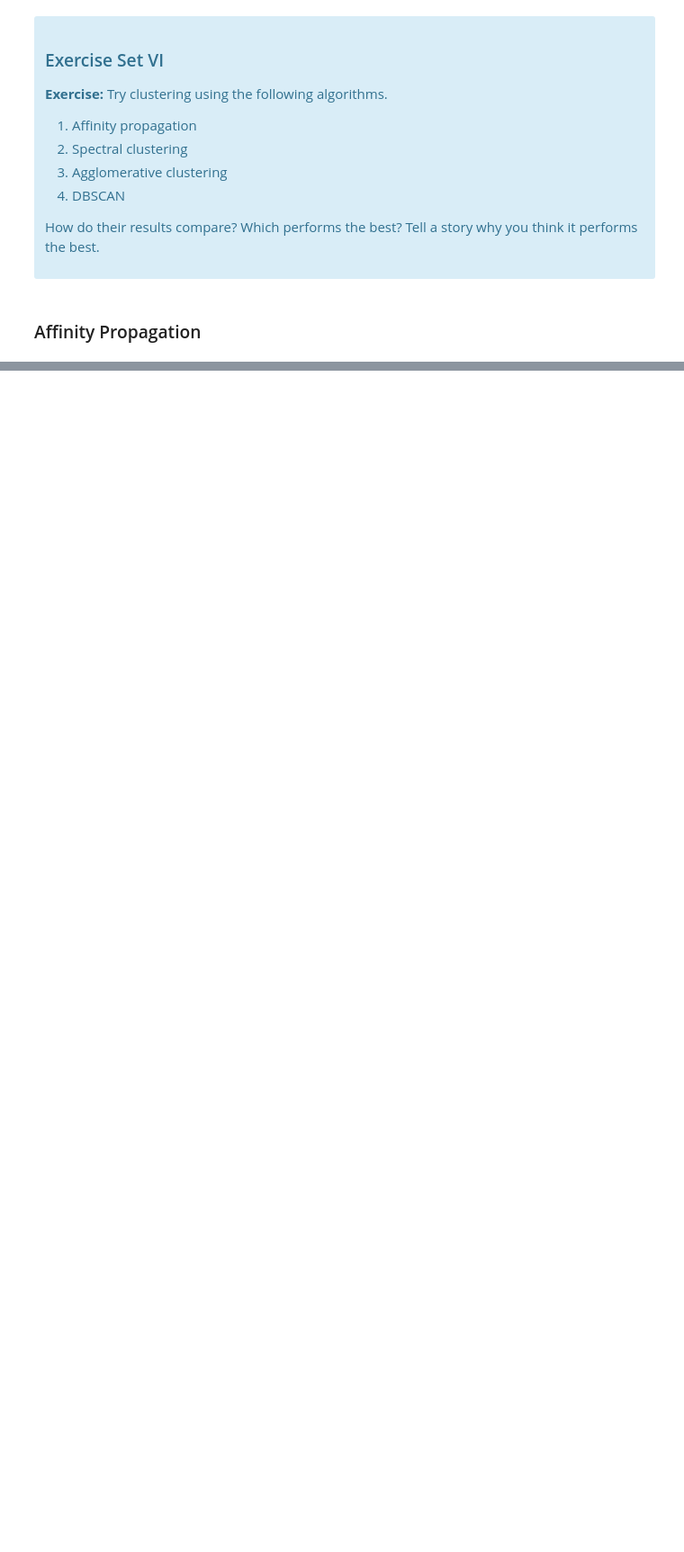
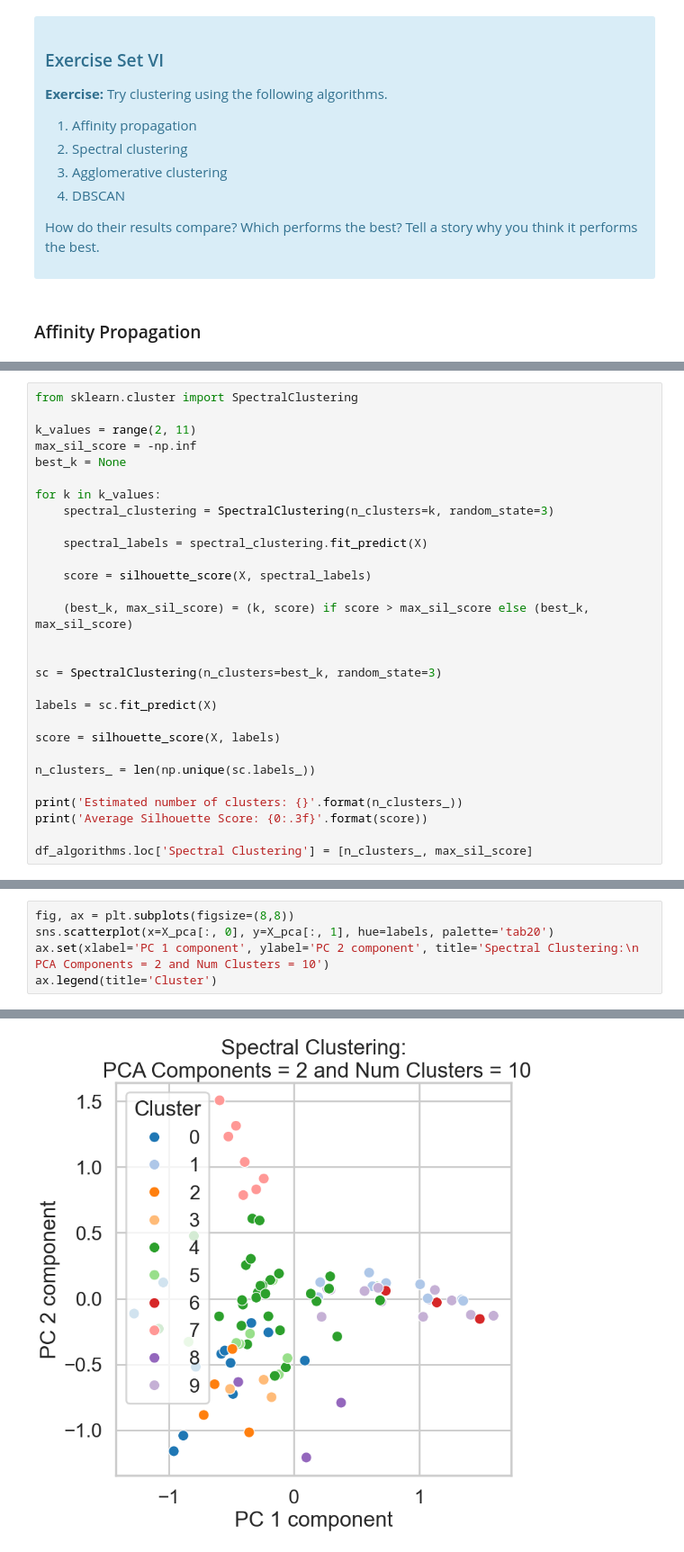
Before and after one commit to dezertdweller/springboard-data-science-projects, a Jupyter notebook: kmeans-customer-segmentation/Clustering Case Study - Customer Segmentation with K-Means - Tier 3.ipynb, the cells around one changed output, grey strips where cells are left out. Shown at 90% size. Saved outputs shown, nothing was run; the diff lists cells and outputs as text; blank space fills up the shorter version.

```diff
--- a/kmeans-customer-segmentation/Clustering Case Study - Customer Segmentation with K-Means - Tier 3.ipynb
+++ b/kmeans-customer-segmentation/Clustering Case Study - Customer Segmentation with K-Means - Tier 3.ipynb
@@ -983,0 +1045,29 @@ array([ 0,  9,  6,  3, 11, 11,  6, 13,  4,  2,  8, 12,  2, 11,  4,  6, 13,
+# %%
+from sklearn.cluster import SpectralClustering
+
+k_values = range(2, 11)
+max_sil_score = -np.inf
+best_k = None
+
+for k in k_values:
+    spectral_clustering = SpectralClustering(n_clusters=k, random_state=3)
+
+    spectral_labels = spectral_clustering.fit_predict(X)
+
+    score = silhouette_score(X, spectral_labels)
+
+    (best_k, max_sil_score) = (k, score) if score > max_sil_score else (best_k, max_sil_score)
+
+
+sc = SpectralClustering(n_clusters=best_k, random_state=3)
+
+labels = sc.fit_predict(X)
+
+score = silhouette_score(X, labels)
+
+n_clusters_ = len(np.unique(sc.labels_))
+
+print('Estimated number of clusters: {}'.format(n_clusters_))
+print('Average Silhouette Score: {0:.3f}'.format(score))
+
+df_algorithms.loc['Spectral Clustering'] = [n_clusters_, max_sil_score]
@@ -983,0 +1077,6 @@ array([ 0,  9,  6,  3, 11, 11,  6, 13,  4,  2,  8, 12,  2, 11,  4,  6, 13,
+# %%
+fig, ax = plt.subplots(figsize=(8,8))
+sns.scatterplot(x=X_pca[:, 0], y=X_pca[:, 1], hue=labels, palette='tab20')
+ax.set(xlabel='PC 1 component', ylabel='PC 2 component', title='Spectral Clustering:\n PCA Components = 2 and Num Clusters = 10')
+ax.legend(title='Cluster')
+# %% [output]
@@ -983,0 +1084 @@ array([ 0,  9,  6,  3, 11, 11,  6, 13,  4,  2,  8, 12,  2, 11,  4,  6, 13,
+[figure, added]
```
Also changed, not shown: parts of 18 cells of this notebook.
